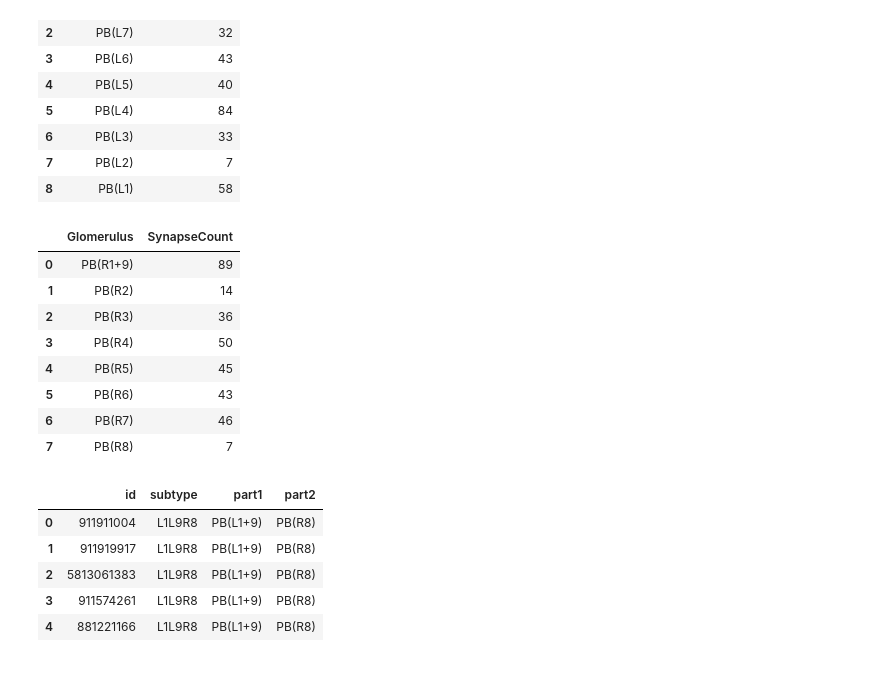
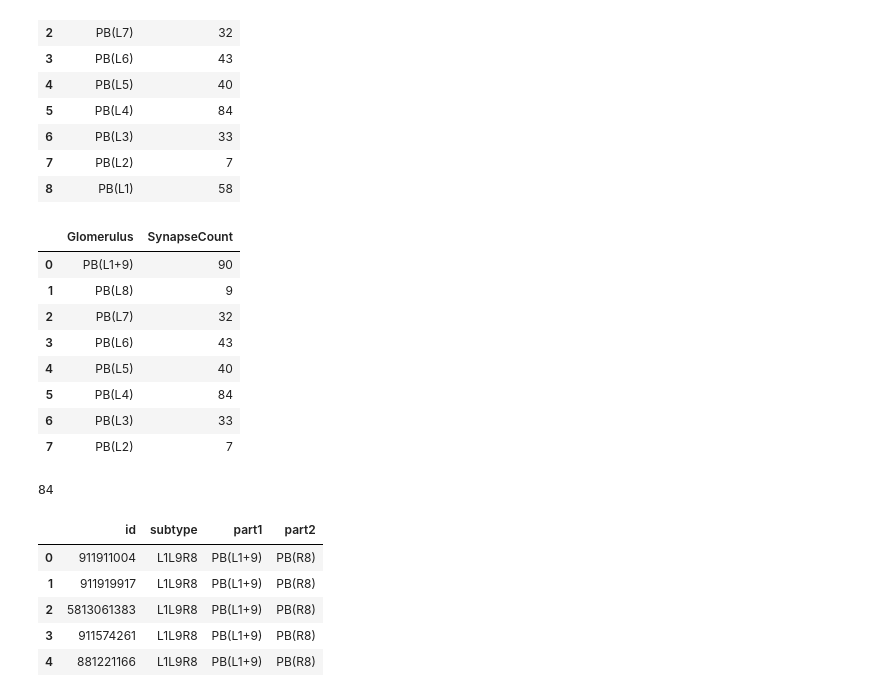
Before and after one commit to sansachenlelele/connectome_analysis_fisherlab, a Jupyter notebook: delta7/analysis_glucl-to-connectome-25summer.ipynb, the cells around one changed output. Saved outputs shown, nothing was run; the diff lists cells and outputs as text; code cells hidden in the pictures.

```diff
--- a/delta7/analysis_glucl-to-connectome-25summer.ipynb
+++ b/delta7/analysis_glucl-to-connectome-25summer.ipynb
@@ -222,17 +222,21 @@ all_d7_upstream_results_halves['delta7_5813061383_L1L9R8_R_upstream_L']
 | 7 | PB(L2) | 7 |
 | 8 | PB(L1) | 58 |
 # %%
-all_d7_upstream_results_halves_combine19['delta7_910783731_L8R1R9_L_upstream_R_combine19']
+all_d7_upstream_results_halves_combine19['delta7_5813061383_L1L9R8_R_upstream_L_combine19']
 # %% [output]
 |  | Glomerulus | SynapseCount |
-| 0 | PB(R1+9) | 89 |
-| 1 | PB(R2) | 14 |
-| 2 | PB(R3) | 36 |
-| 3 | PB(R4) | 50 |
-| 4 | PB(R5) | 45 |
-| 5 | PB(R6) | 43 |
-| 6 | PB(R7) | 46 |
-| 7 | PB(R8) | 7 |
+| 0 | PB(L1+9) | 90 |
+| 1 | PB(L8) | 9 |
+| 2 | PB(L7) | 32 |
+| 3 | PB(L6) | 43 |
+| 4 | PB(L5) | 40 |
+| 5 | PB(L4) | 84 |
+| 6 | PB(L3) | 33 |
+| 7 | PB(L2) | 7 |
+# %%
+len(all_d7_upstream_results_halves_combine19.keys())
+# %% [output]
+84
 # %%
 delta7_naming = pd.read_csv('neuprint_delta7_names.csv')
 def build_subtype_parts(delta7_naming: pd.DataFrame) -> pd.DataFrame:
```
Also changed, not shown: parts of 5 cells of this notebook, 2 other files.
